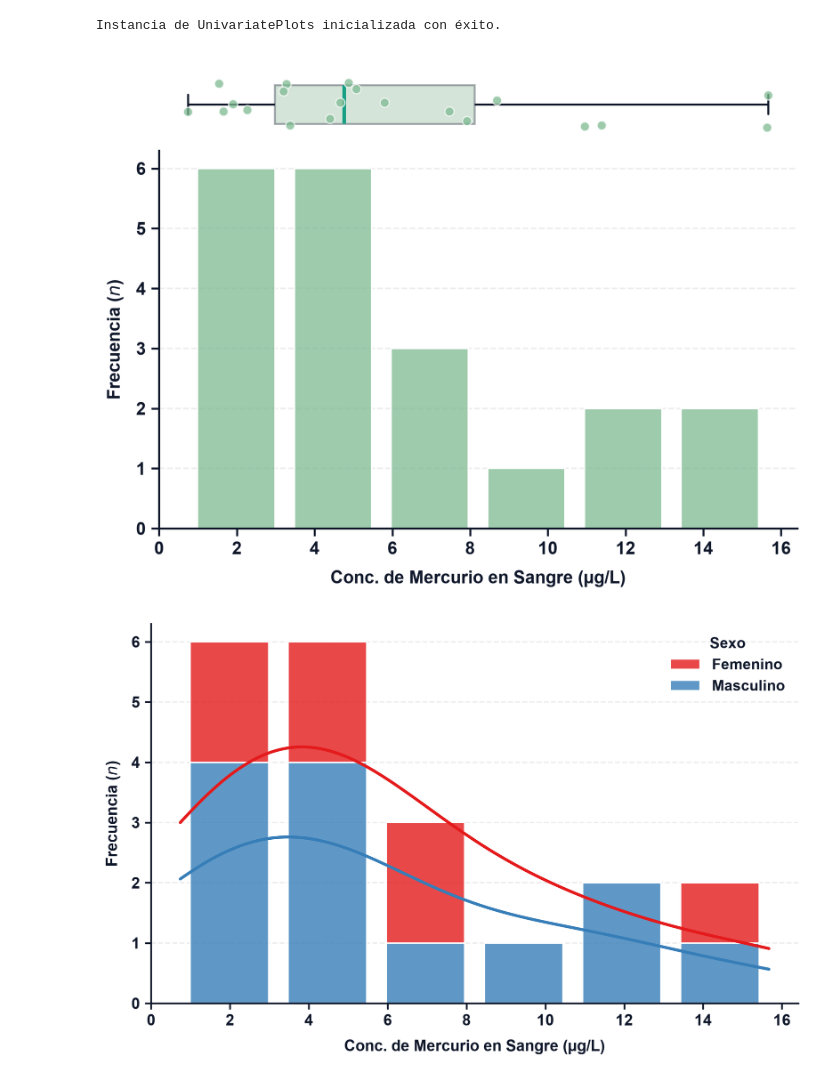
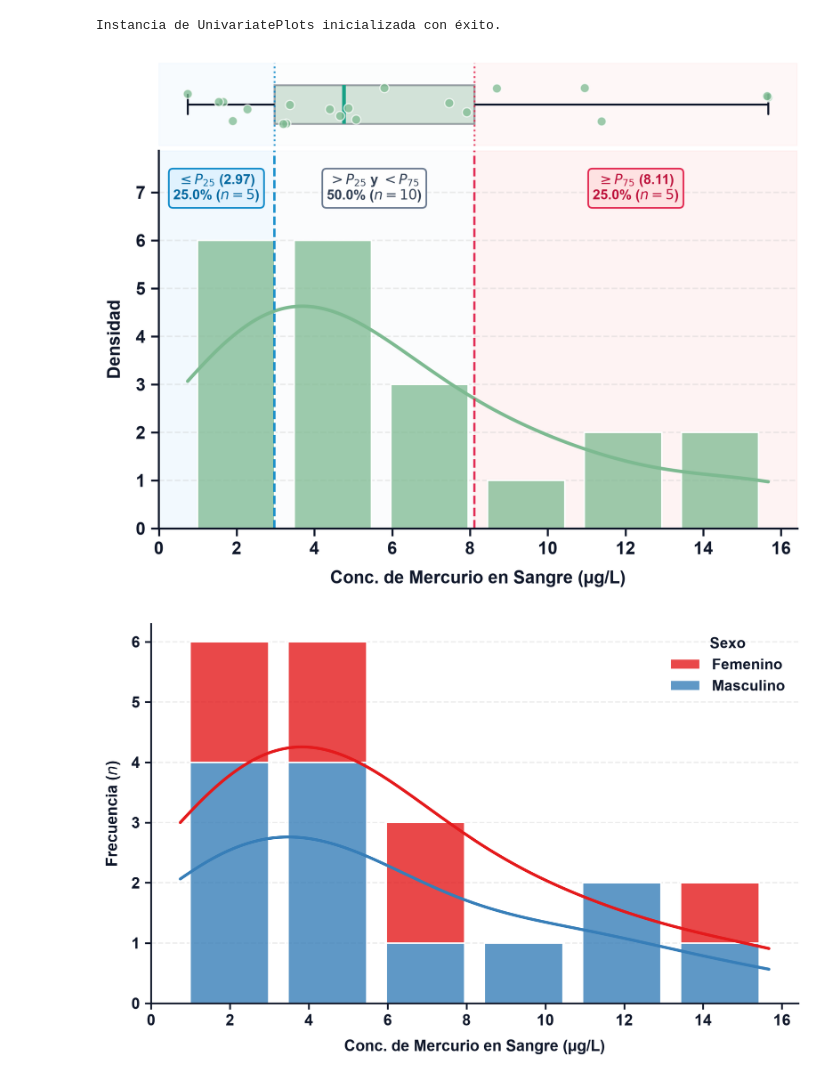
Before and after one commit to estralvarez/HeavyStats, a Jupyter notebook: notebooks/univariante/02_plots.ipynb, the cells around one changed output. Saved outputs shown, nothing was run; the diff lists cells and outputs as text; code cells hidden in the pictures.

```diff
--- a/notebooks/univariante/02_plots.ipynb
+++ b/notebooks/univariante/02_plots.ipynb
@@ -34,17 +34,18 @@ print("Instancia de UnivariatePlots inicializada con éxito.")
 # %% [output]
 Instancia de UnivariatePlots inicializada con éxito.
 # %%
-# Gráfico de distribución para concentración de Mercurio con límite permisible (OMS/EPA: 5.0 µg/L)
+# Gráfico de distribución para concentración de Mercurio con máscara de percentiles (≤P25, P25-P75, ≥P75)
 figs_dist = uplots.plot_distribucion(
     columns=["Mercurio_ug_L"],
-    kde=False,
+    kde=True,
     overlay_points=True,
     figsize=(7.5, 5.5),
-    shrink=0.8
+    shrink=0.8,
+    percentile_mask=True
 )
 plt.show()
 # %% [output]
-[figure, old version]
+[figure, new version]
 # %%
 # Histograma de Mercurio estratificado por Sexo (Femenino vs Masculino) con KDE y barras apiladas
 figs_hist_strat = uplots.plot_histograma_estratificado(
```
Also changed, not shown: parts of 5 cells of this notebook, 31 other files.
